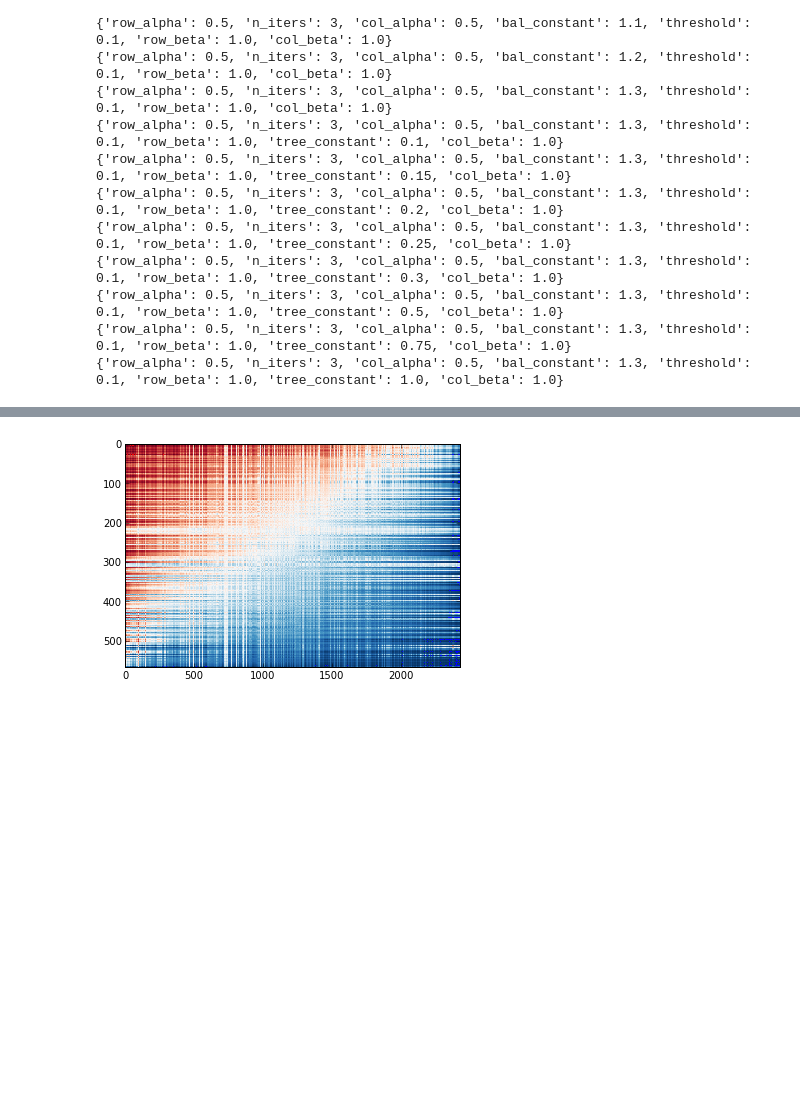
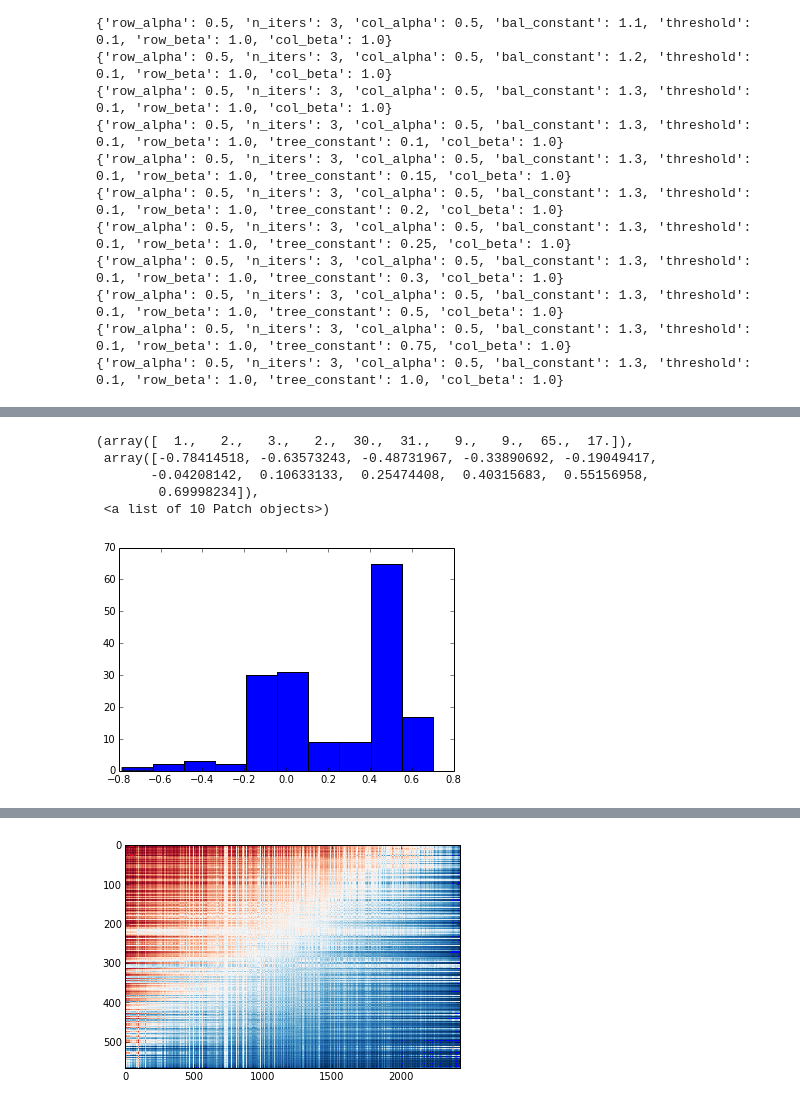
Before and after one commit to hgfalling/pyquest_work, a Jupyter notebook: MMPI_field.ipynb, the cells around one changed output, grey strips where cells are left out. Saved outputs shown, nothing was run; the diff lists cells and outputs as text; code cells hidden in the pictures; blank space fills up the shorter version.

```diff
--- a/MMPI_field.ipynb
+++ b/MMPI_field.ipynb
@@ -60,0 +77,10 @@ qr = qruns[7]
+# %%
+idx = np.unravel_index(sd.argmax(),sd.shape)
+plt.hist(master_recon[:,idx[0],idx[1]])
+# %% [output]
+(array([  1.,   2.,   3.,   2.,  30.,  31.,   9.,   9.,  65.,  17.]),
+ array([-0.78414518, -0.63573243, -0.48731967, -0.33890692, -0.19049417,
+       -0.04208142,  0.10633133,  0.25474408,  0.40315683,  0.55156958,
+        0.69998234]),
+ <a list of 10 Patch objects>)
+[figure, added]
```
Also changed, not shown: parts of 10 cells of this notebook, 1 other file.
